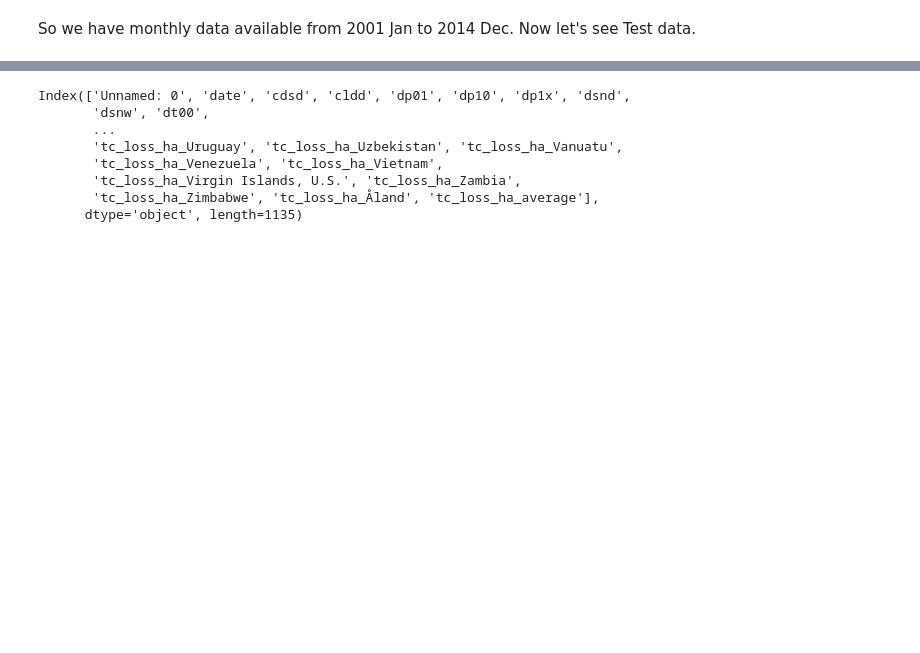
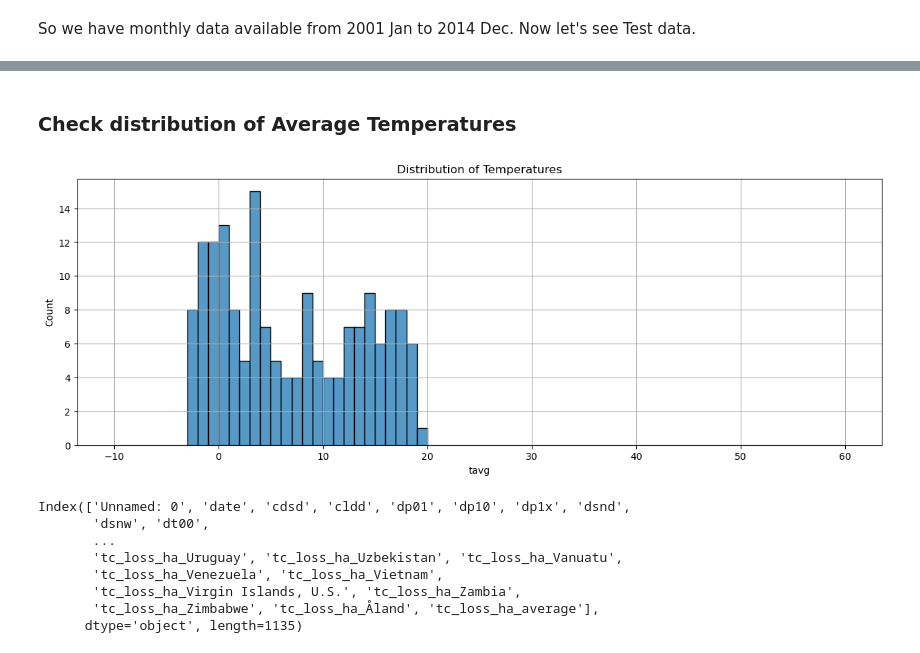
Before and after one commit to sidmanu/MIDS-W207-DeforestationAndClimate, a Jupyter notebook: notebooks/model.ipynb, the cells around one changed output, grey strips where cells are left out. Saved outputs shown, nothing was run; the diff lists cells and outputs as text; code cells hidden in the pictures; blank space fills up the shorter version.

```diff
--- a/notebooks/model.ipynb
+++ b/notebooks/model.ipynb
@@ -111,3 +120,16 @@ test.loc[:,['date','snow']]
+# %% [markdown]
+### Check distribution of Average Temperatures
+# %%
+import seaborn as sns
+
+
+plt.figure(figsize=(15, 5))
+sns.histplot(train['tavg'],bins=[i for i in range(-10,61,1)], kde=False)
+plt.title("Distribution of Temperatures")
+plt.grid()
+plt.show()
+# %% [output]
+[figure, added]
 # %%
 train.columns
 # %% [output]
```
Also changed, not shown: parts of 40 cells of this notebook.
